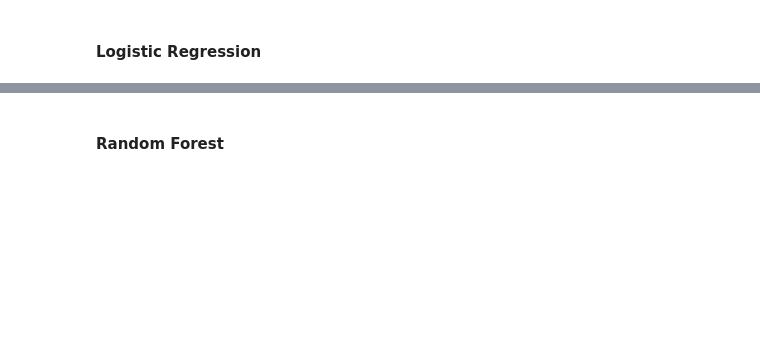
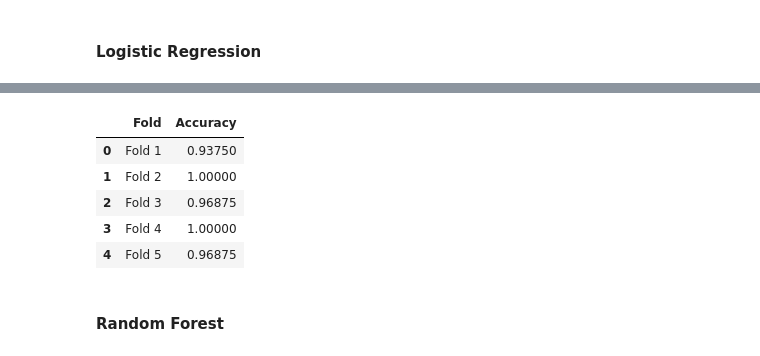
Before and after one commit to kelvinkrisna/LoanPredict_MLF, a Jupyter notebook: Mlf group_actual.ipynb, the cells around one changed output, grey strips where cells are left out. Drawn from its saved outputs; the diff is of its cells as text; code cells hidden in the pictures; blank space fills up the shorter version.

```diff
--- a/Mlf group_actual.ipynb
+++ b/Mlf group_actual.ipynb
@@ -618,3 +616,12 @@ Confusion Matrix:
+# %%
+cv_results_df.head()
+# %% [output]
+|  | Fold | Accuracy |
+| 0 | Fold 1 | 0.93750 |
+| 1 | Fold 2 | 1.00000 |
+| 2 | Fold 3 | 0.96875 |
+| 3 | Fold 4 | 1.00000 |
+| 4 | Fold 5 | 0.96875 |
 # %% [markdown]
 #### Random Forest
 # %%
```
Also changed, not shown: parts of 17 cells of this notebook, 2 other files.
